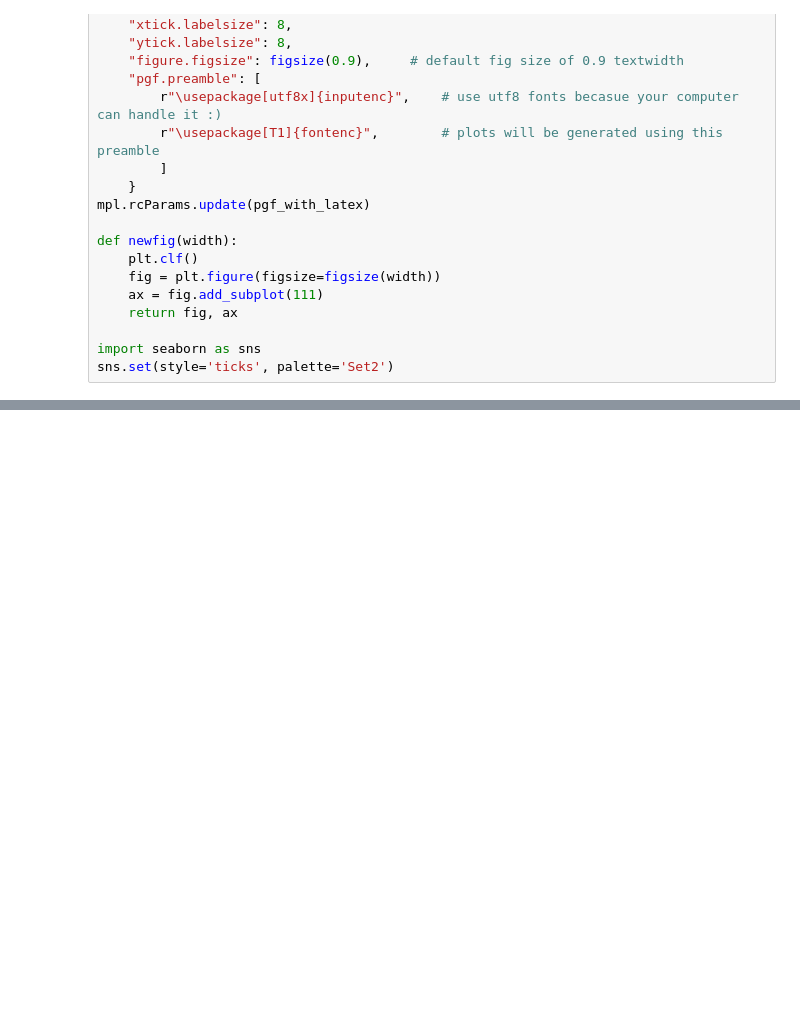
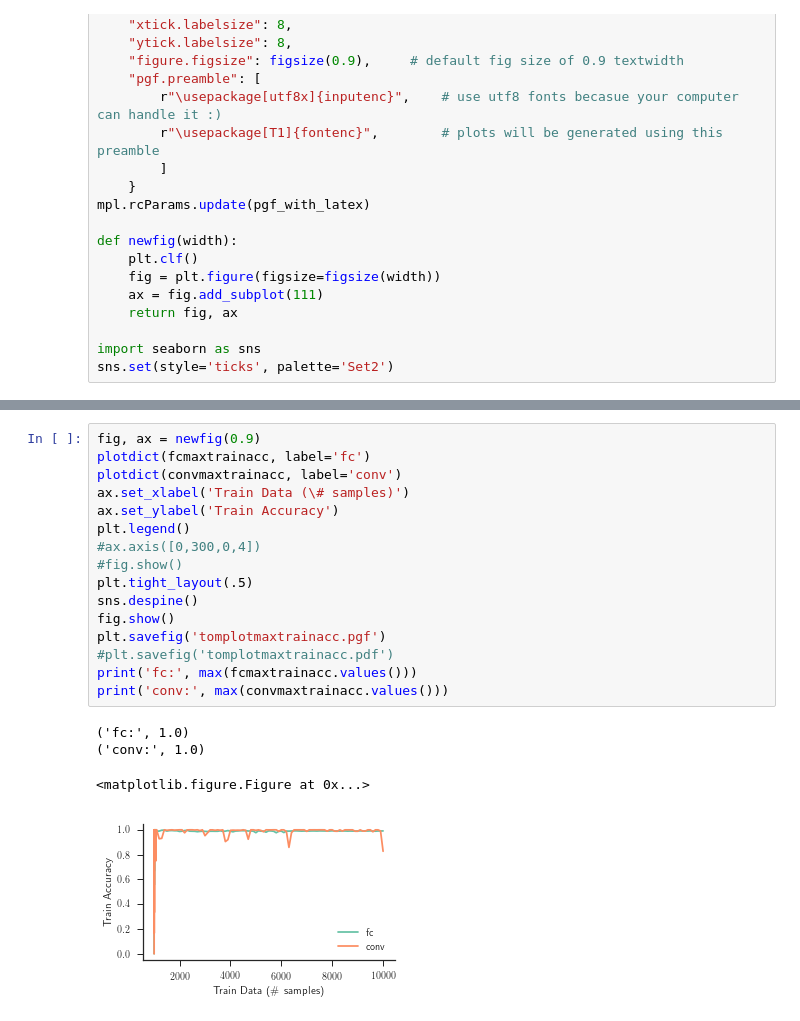
Before and after one commit to yanii/phd-thesis, a Jupyter notebook: Figs/matplotlib/tomdata.ipynb, the cells around one changed output, grey strips where cells are left out. Cells and saved outputs as stored; diff of their text form; blank space fills up the shorter version.

```diff
--- a/Figs/matplotlib/tomdata.ipynb
+++ b/Figs/matplotlib/tomdata.ipynb
@@ -114,0 +165,21 @@ plt.savefig('tomplotconv.pdf')
+# %%
+fig, ax = newfig(0.9)
+plotdict(fcmaxtrainacc, label='fc')
+plotdict(convmaxtrainacc, label='conv')
+ax.set_xlabel('Train Data (\# samples)')
+ax.set_ylabel('Train Accuracy')
+plt.legend()
+#ax.axis([0,300,0,4])
+#fig.show()
+plt.tight_layout(.5)
+sns.despine()
+fig.show()
+plt.savefig('tomplotmaxtrainacc.pgf')
+#plt.savefig('tomplotmaxtrainacc.pdf')
+print('fc:', max(fcmaxtrainacc.values()))
+print('conv:', max(convmaxtrainacc.values()))
+# %% [output]
+('fc:', 1.0)
+('conv:', 1.0)
+<matplotlib.figure.Figure at 0x...>
+[figure, added]
```
Also changed, not shown: parts of 6 cells of this notebook, 5 other files.
